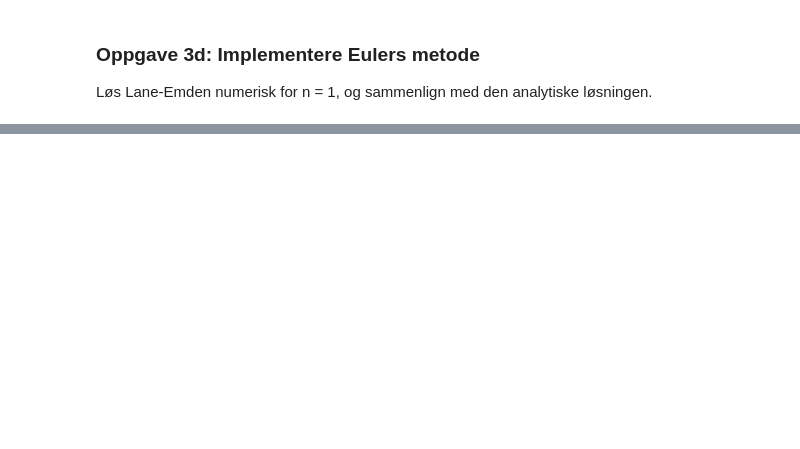
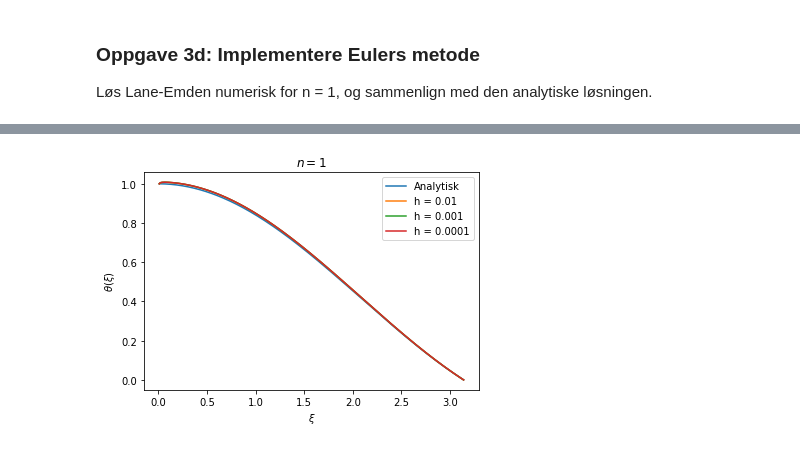
Before and after one commit to alexaoh/TMA4320, a Jupyter notebook: Project3/Project3MyLocalVersion.ipynb, the cells around one changed output, grey strips where cells are left out. Cells and saved outputs as stored; diff of their text form; code cells hidden in the pictures; blank space fills up the shorter version.

Commit message:
Implemented RK4 to solve Lane-Emden equation numerically

```diff
--- a/Project3/Project3MyLocalVersion.ipynb
+++ b/Project3/Project3MyLocalVersion.ipynb
@@ -121 +126,55 @@ $\xi_N$ = 6.828299999997425 h3 = 0.0001, n = 3
 ξ_N²|θ'(ξ_N)|= 2.0185025929619127 h3 = 0.0001, n = 3
+# %%
+#task 3f)
+#RK4
+
+def step_RK4(y,t, h, f, n):
+    ''' Calculates all k's and takes on RK4-step '''
+    k1 = f(y,t, n)
+    k2 = f(y + h*k1/2, t+h/2, n)
+    k3 = f(y+h*k2/2, t+h/2, n)
+    k4 = f(y+h*k3, t+h, n)
+    return y + (h/6)*(k1+2*k2+2*k3+k4)
+
+def full_RK4(h, f, n, y_0 = 1, start_t = 0.01, end_t = 3):
+    ''' Performs all steps in RK4 for this problem '''
+    #Could easily be combined with full_euler, since a lot of the code is the same.
+    #Make necessary adjustments for simplicity/readabiltiy once everything works as it should
+    t_list = np.zeros(1)
+    y_list = np.zeros((1,2))
+    t_list[0] = start_t
+    y_list[0] = y_0
+    i = 0
+    while True:
+        next_value = step_RK4(y_list[i], t_list[i], h, f, n)
+        if next_value[0] <= 0:
+            break
+        else:
+            t_list = np.append(t_list, t_list[i]+h)
+            y_list = np.vstack((y_list, next_value))
+            y_list[i+1] = next_value
+            i+=1
+    return t_list, y_list
+
+#Should of course also make a plotting function at this point (in fact a long time ago)
+
+#same as 3d when it comes to plotting etc
+h1 = 0.01
+h2 = 0.001
+h3 = 0.0001
+n = 1
+t_list1, yh1 = full_RK4(h1, lane_emden, n)
+t_list2, yh2 = full_RK4(h2, lane_emden, n)
+t_list3, yh3 = full_RK4(h3, lane_emden, n)
+plt.plot(t_list1, lane_emden_analytical(t_list1), label="Analytisk")
+plt.plot(t_list1, yh1[:,0], label="h = "+str(h1))
+plt.plot(t_list2, yh2[:,0], label="h = "+str(h2))
+plt.plot(t_list3, yh3[:,0], label="h = "+str(h3))
+plt.xlabel(r'$\xi$')
+plt.ylabel(r'$\theta(\xi)$')
+plt.title(r'$n = 1$')
+plt.legend()
+plt.savefig("3f.pdf", bbox_inches='tight')
+plt.show()
+# %% [output]
+[figure, added]
```
Also changed, not shown: parts of 3 cells of this notebook, 4 other files.
